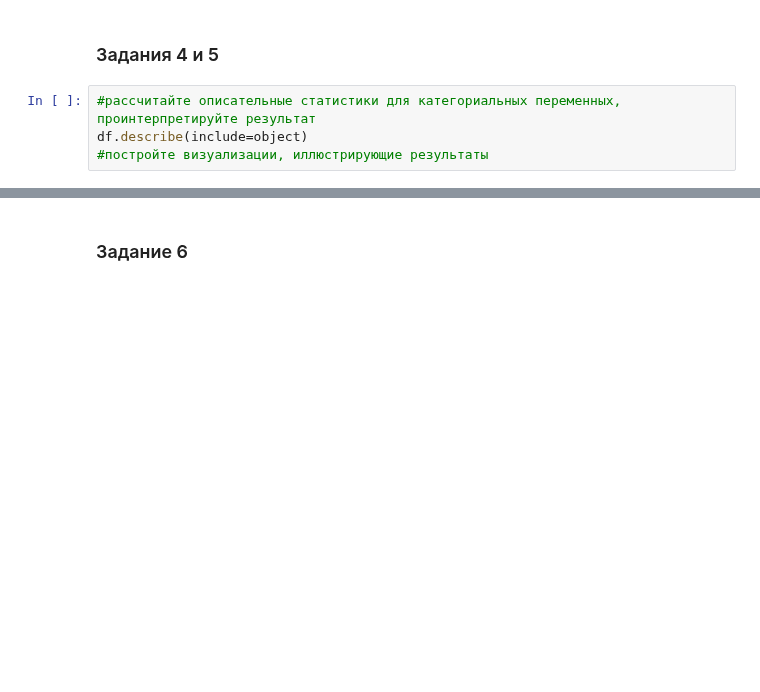
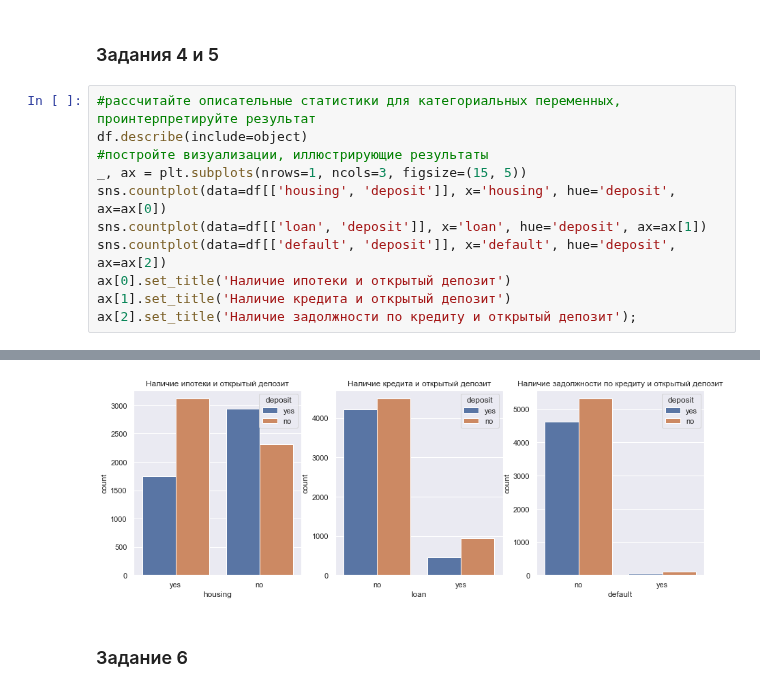
Before and after one commit to hoittoken/Python, a Jupyter notebook: Py/project_4/Project_4_ML.ipynb, the cells around one changed output, grey strips where cells are left out. Saved outputs shown, nothing was run; the diff lists cells and outputs as text; blank space fills up the shorter version.

```diff
--- a/Py/project_4/Project_4_ML.ipynb
+++ b/Py/project_4/Project_4_ML.ipynb
@@ -141,4 +153,11 @@ ax[1].set_title('Распределение клиентов по балансу
 #рассчитайте описательные статистики для категориальных переменных, проинтерпретируйте результат
 df.describe(include=object)
 #постройте визуализации, иллюстрирующие результаты
+_, ax = plt.subplots(nrows=1, ncols=3, figsize=(15, 5))
+sns.countplot(data=df[['housing', 'deposit']], x='housing', hue='deposit', ax=ax[0])
+sns.countplot(data=df[['loan', 'deposit']], x='loan', hue='deposit', ax=ax[1])
+sns.countplot(data=df[['default', 'deposit']], x='default', hue='deposit', ax=ax[2])
+ax[0].set_title('Наличие ипотеки и открытый депозит')
+ax[1].set_title('Наличие кредита и открытый депозит')
+ax[2].set_title('Наличие задолжности по кредиту и открытый депозит');
 # %% [output]
@@ -150,3 +164,4 @@ df.describe(include=object)
+[figure, added]
 # %% [markdown]
 ### Задание 6
 # %%
```
Also changed, not shown: parts of 12 cells of this notebook, 1 other file.
